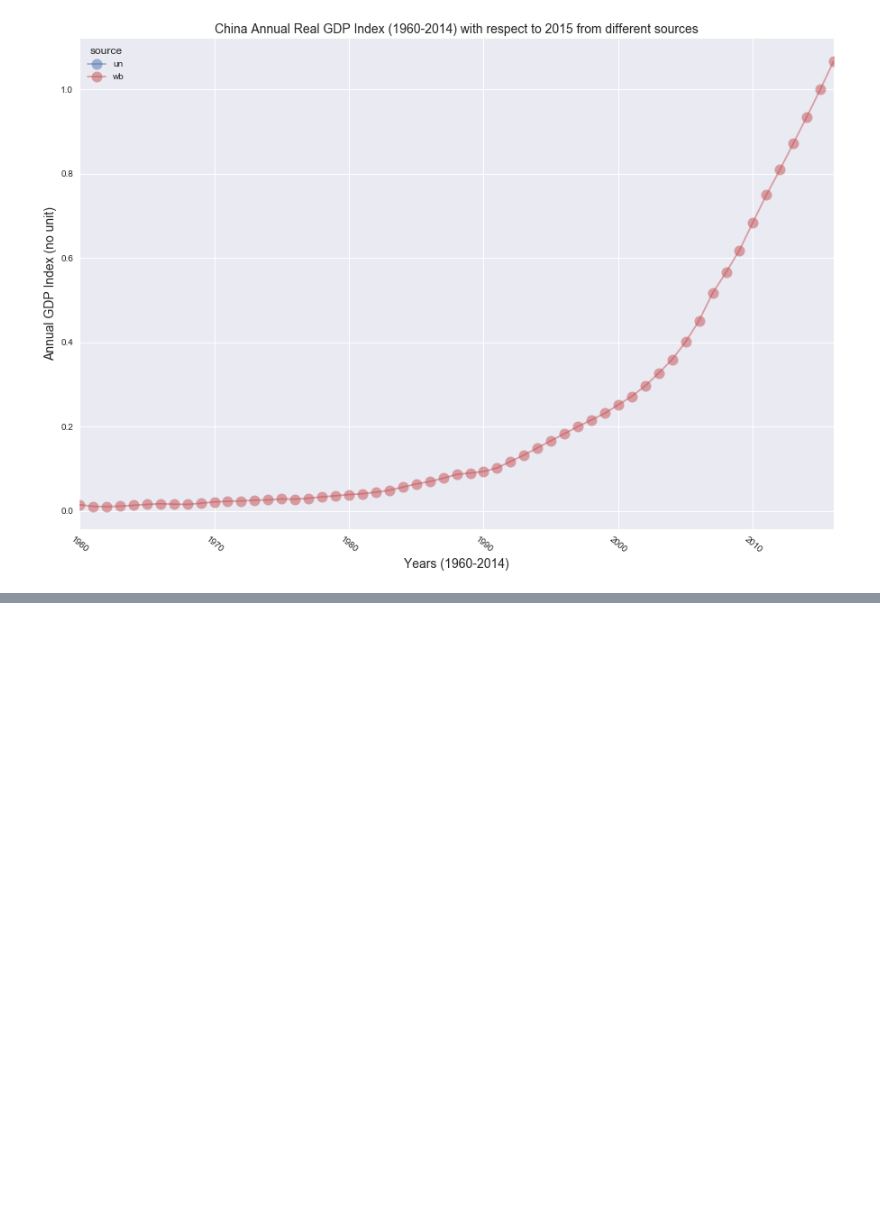
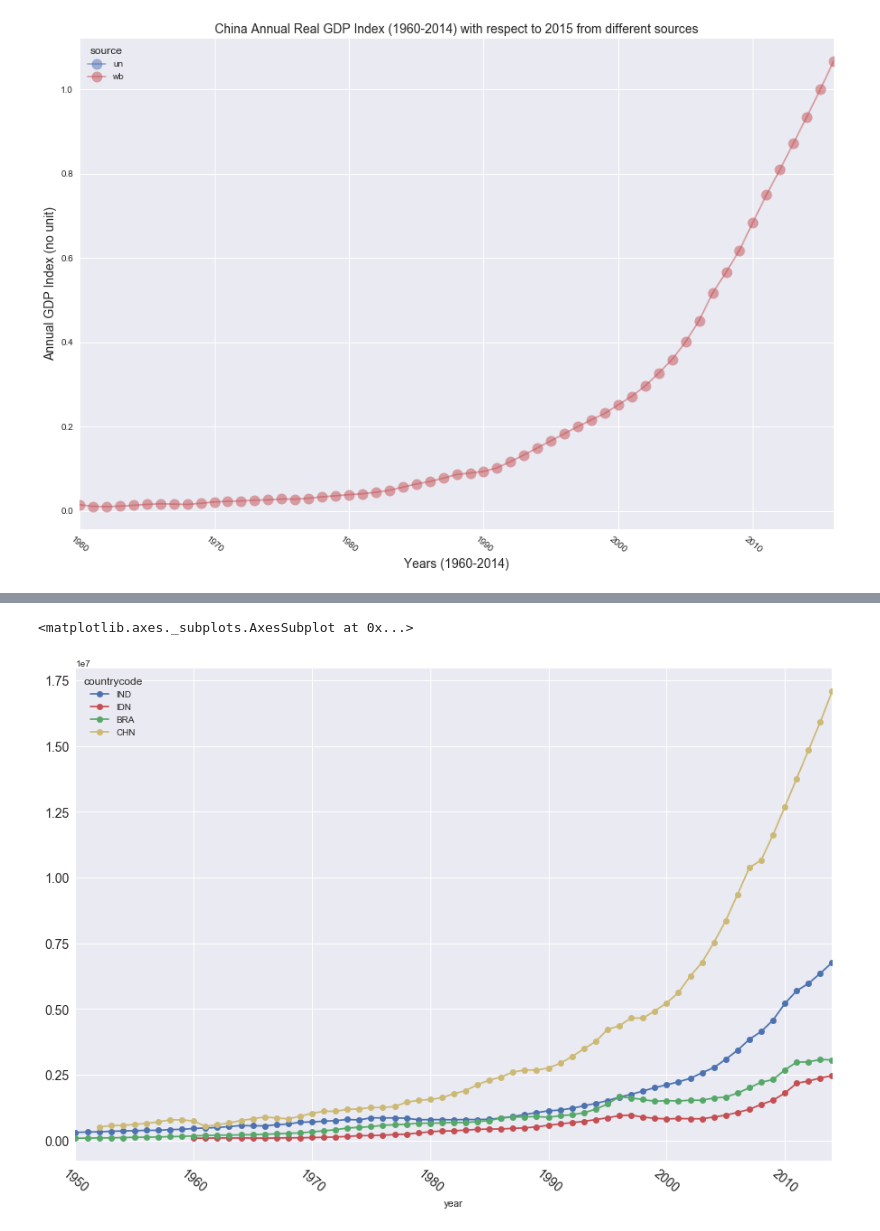
Before and after one commit to moonlimb/zerg, a Jupyter notebook: analysis/compare_gdp_data.ipynb, the cells around one changed output, grey strips where cells are left out. Cells and saved outputs as stored; diff of their text form; code cells hidden in the pictures; blank space fills up the shorter version.

```diff
--- a/analysis/compare_gdp_data.ipynb
+++ b/analysis/compare_gdp_data.ipynb
@@ -609,0 +681,6 @@ gdp_cols = ['countrycode', 'rgdpna', 'rgdpe', 'rgdpo']
+# %%
+df_pwt.set_index(['countrycode', 'year']).unstack('year')['rgdpe'].loc[['IND', 'IDN', 'BRA', 'CHN']].T.plot(style=['bo-', 'ro-', 'go-', 'yo-'], figsize=(15, 10),
+                   fontsize=14, grid=True, rot=320)
+# %% [output]
+<matplotlib.axes._subplots.AxesSubplot at 0x...>
+[figure, added]
```
Also changed, not shown: parts of 28 cells of this notebook.
